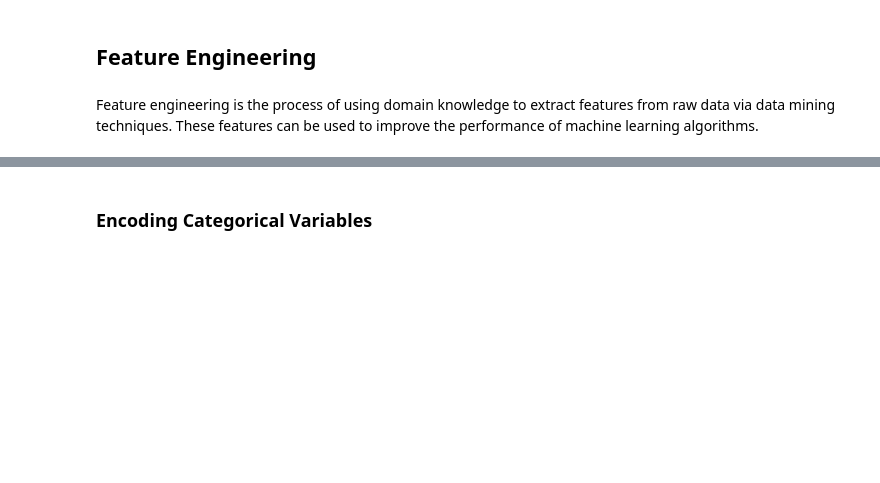
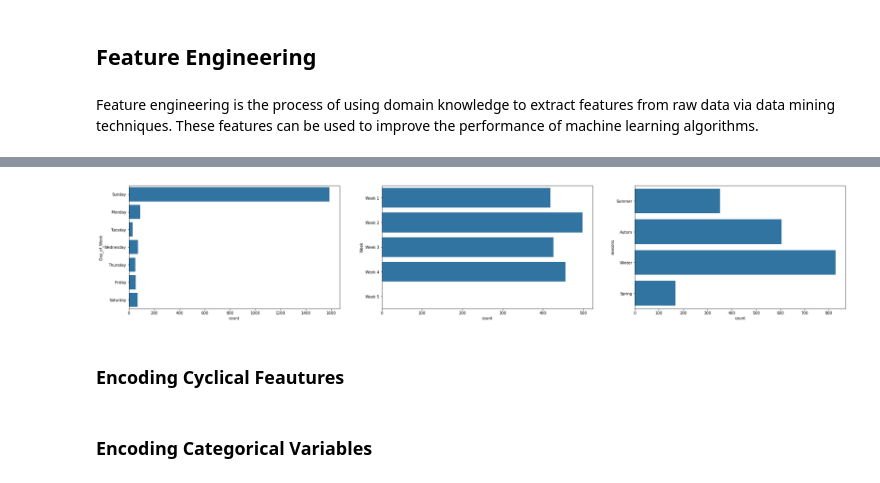
Before and after one commit to nkonyanihlulani/Team_7_regression, a Jupyter notebook: team_7.ipynb, the cells around one changed output, grey strips where cells are left out. Drawn from its saved outputs; the diff is of its cells as text; code cells hidden in the pictures; blank space fills up the shorter version.

```diff
--- a/team_7.ipynb
+++ b/team_7.ipynb
@@ -321,3 +361,40 @@ Feature engineering is the process of using domain knowledge to extract features
+# %%
+def season(x):
+    if (x >= 3) and (x <= 5):
+        return 'Autom'
+    elif (x > 5) and (x < 9):
+        return'Winter'
+    elif (x >= 9) and (x <= 11):
+        return'Spring'
+    else:
+        return 'Summer'
+# %%
+df_chart['seasons'] = df_chart['month'].apply(season)
+# %%
+def week(x):
+
+    if x in np.arange(8) :
+        return 'Week 1'
+    elif  x  in np.arange(8,15):
+        return 'Week 2'
+    elif  x  in np.arange(15,22):
+        return 'Week 3'
+    elif  x  in np.arange(22,29):
+        return 'Week 4'
+    else:
+        return
+# %%
+df_chart['Week'] = df_chart['Day'].apply(week)
+# %%
+fig, axs = plt.subplots(1,3, figsize=(34, 6))
+sns.countplot(y = 'Day_of_Week',data=df_chart, order = ['Sunday','Monday','Tuesday','Wednesday','Thursday','Friday','Saturday'], ax=axs[0],color='#1f77b4')
+sns.countplot(y = 'Week', ax=axs[1],data=df_chart,order = ['Week 1','Week 2','Week 3','Week 4','Week 5'],color='#1f77b4')
+sns.countplot(y = 'seasons', ax=axs[2],data=df_chart,order = ['Summer','Autom','Winter','Spring'],color='#1f77b4')
+plt.show()
+# %% [output]
+[figure, added]
+# %% [markdown]
+### Encoding Cyclical Feautures
 # %% [markdown]
 ### **Encoding Categorical Variables**
 # %% [markdown]
```
Also changed, not shown: parts of 10 cells of this notebook.
